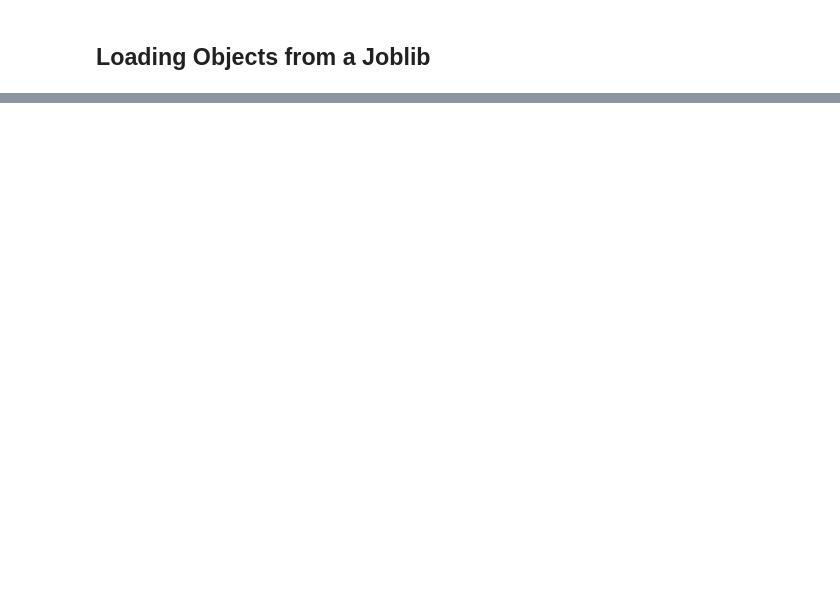
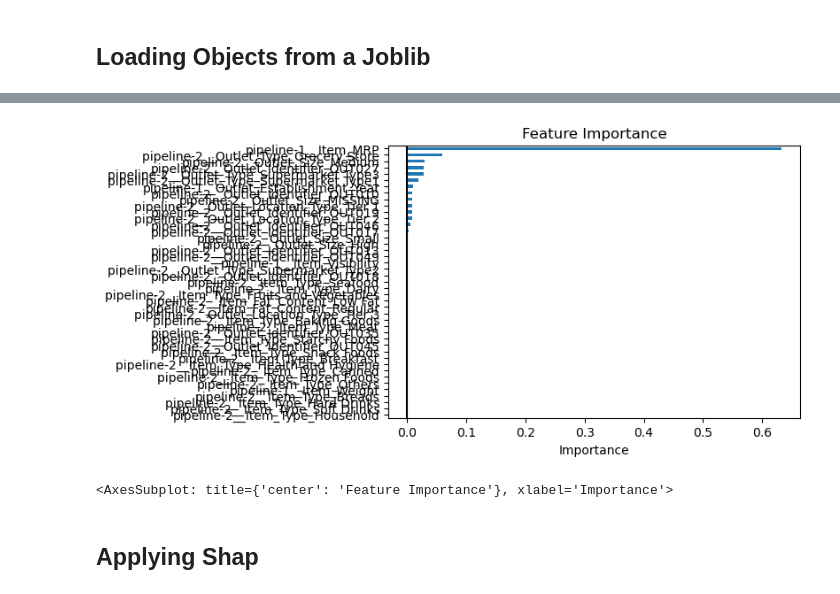
Before and after one commit to hgploutz/coding-dojo-bootcamp-repo, a Jupyter notebook: Explaining Models with Shap.ipynb, the cells around one changed output, grey strips where cells are left out. Cells and saved outputs as stored; diff of their text form; code cells hidden in the pictures; blank space fills up the shorter version.

```diff
--- a/Explaining Models with Shap.ipynb
+++ b/Explaining Models with Shap.ipynb
@@ -43,0 +204,11 @@ dict_keys(['X_train', 'y_train', 'X_test', 'y_test', 'preprocessor', 'RandomFore
+# %%
+## Make into a series called perm_importances_linreg
+linreg_perm_importances = pd.Series(results_linreg['importances_mean'],
+                                    index=lin_reg_final.feature_names_in_)
+
+plot_importances(linreg_perm_importances)
+# %% [output]
+[figure, added]
+<AxesSubplot: title={'center': 'Feature Importance'}, xlabel='Importance'>
+# %% [markdown]
+## Applying Shap
```
Also changed, not shown: parts of 26 cells of this notebook, 3 other files.
